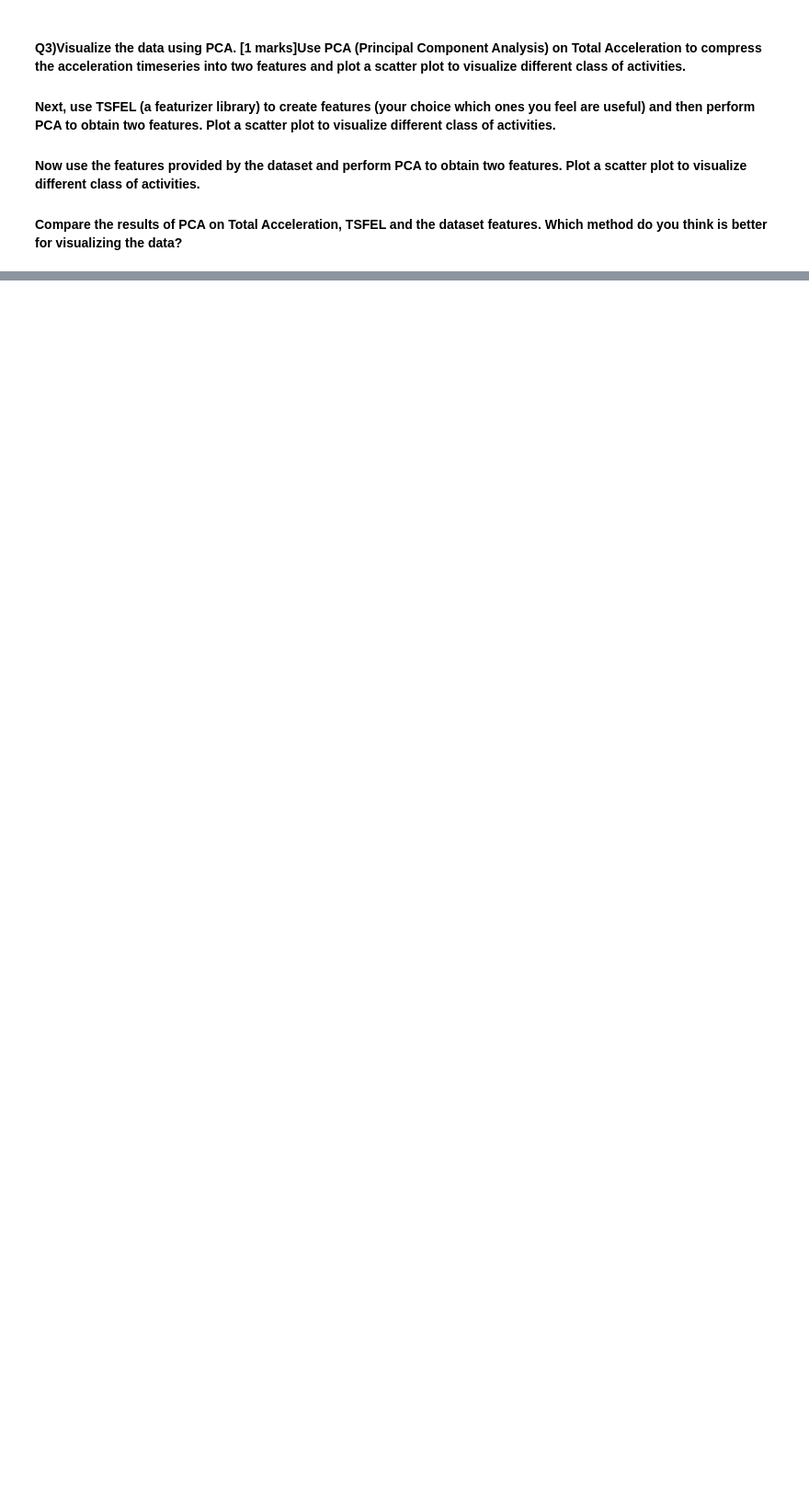
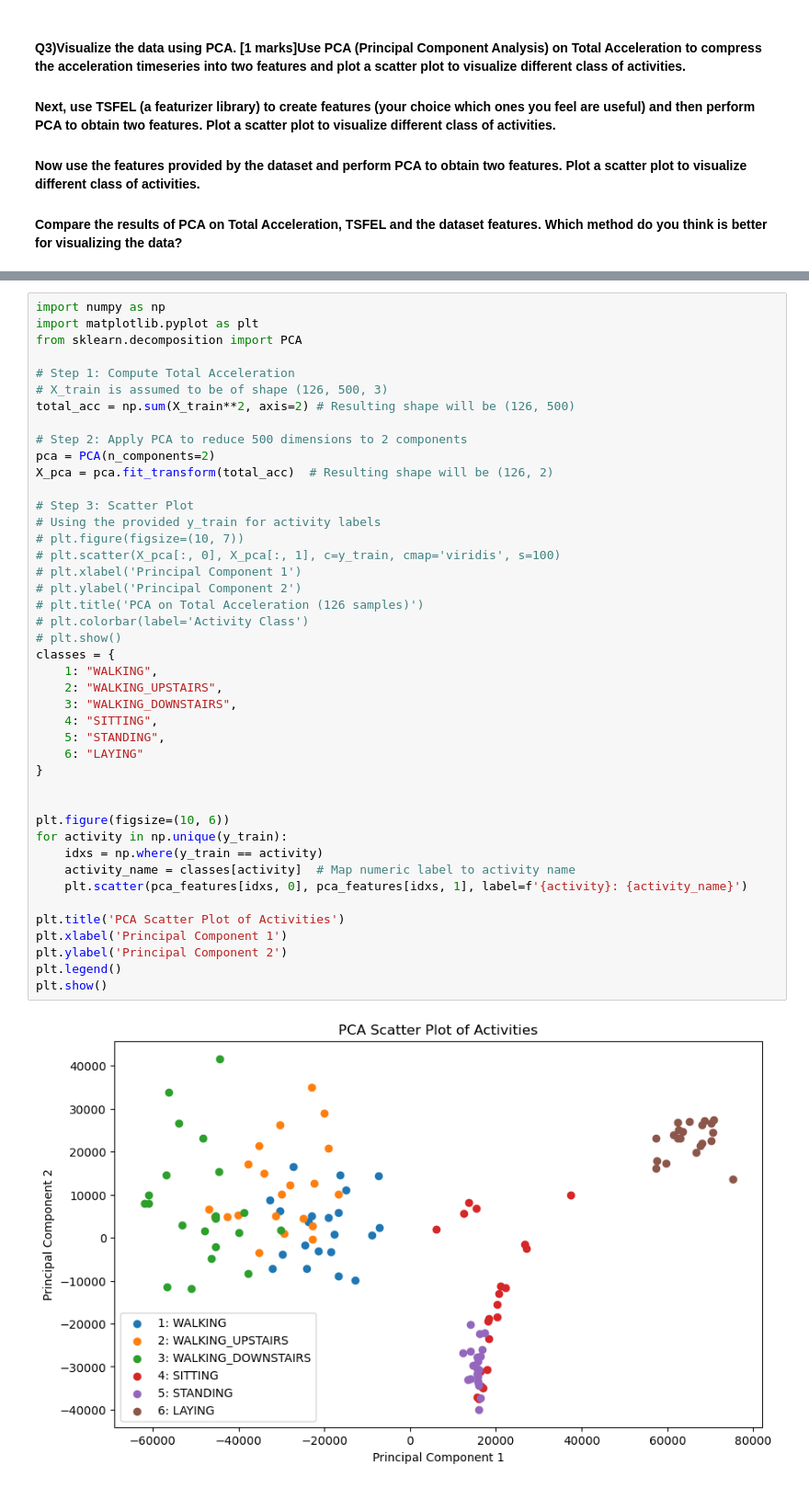
Before and after one commit to nipunbatra/es335-24-fall-assignment-1, a Jupyter notebook: HAR/Task_1.ipynb, the cells around one changed output, grey strips where cells are left out. Shown at 92% size. Drawn from its saved outputs; the diff is of its cells as text; blank space fills up the shorter version.

```diff
--- a/HAR/Task_1.ipynb
+++ b/HAR/Task_1.ipynb
@@ -140,0 +110,45 @@ ValueError: n_components=2 must be between 0 and min(n_samples, n_features)=1 wi
+# %%
+import numpy as np
+import matplotlib.pyplot as plt
+from sklearn.decomposition import PCA
+
+# Step 1: Compute Total Acceleration
+# X_train is assumed to be of shape (126, 500, 3)
+total_acc = np.sum(X_train**2, axis=2) # Resulting shape will be (126, 500)
+
+# Step 2: Apply PCA to reduce 500 dimensions to 2 components
+pca = PCA(n_components=2)
+X_pca = pca.fit_transform(total_acc)  # Resulting shape will be (126, 2)
+
+# Step 3: Scatter Plot
+# Using the provided y_train for activity labels
+# plt.figure(figsize=(10, 7))
+# plt.scatter(X_pca[:, 0], X_pca[:, 1], c=y_train, cmap='viridis', s=100)
+# plt.xlabel('Principal Component 1')
+# plt.ylabel('Principal Component 2')
+# plt.title('PCA on Total Acceleration (126 samples)')
+# plt.colorbar(label='Activity Class')
+# plt.show()
+classes = {
+    1: "WALKING",
+    2: "WALKING_UPSTAIRS",
+    3: "WALKING_DOWNSTAIRS",
+    4: "SITTING",
+    5: "STANDING",
+    6: "LAYING"
+}
+
+
+plt.figure(figsize=(10, 6))
+for activity in np.unique(y_train):
+    idxs = np.where(y_train == activity)
+    activity_name = classes[activity]  # Map numeric label to activity name
+    plt.scatter(pca_features[idxs, 0], pca_features[idxs, 1], label=f'{activity}: {activity_name}')
+
+plt.title('PCA Scatter Plot of Activities')
+plt.xlabel('Principal Component 1')
+plt.ylabel('Principal Component 2')
+plt.legend()
+plt.show()
+# %% [output]
+[figure, added]
```
Also changed, not shown: parts of 11 cells of this notebook, 25 other files.
